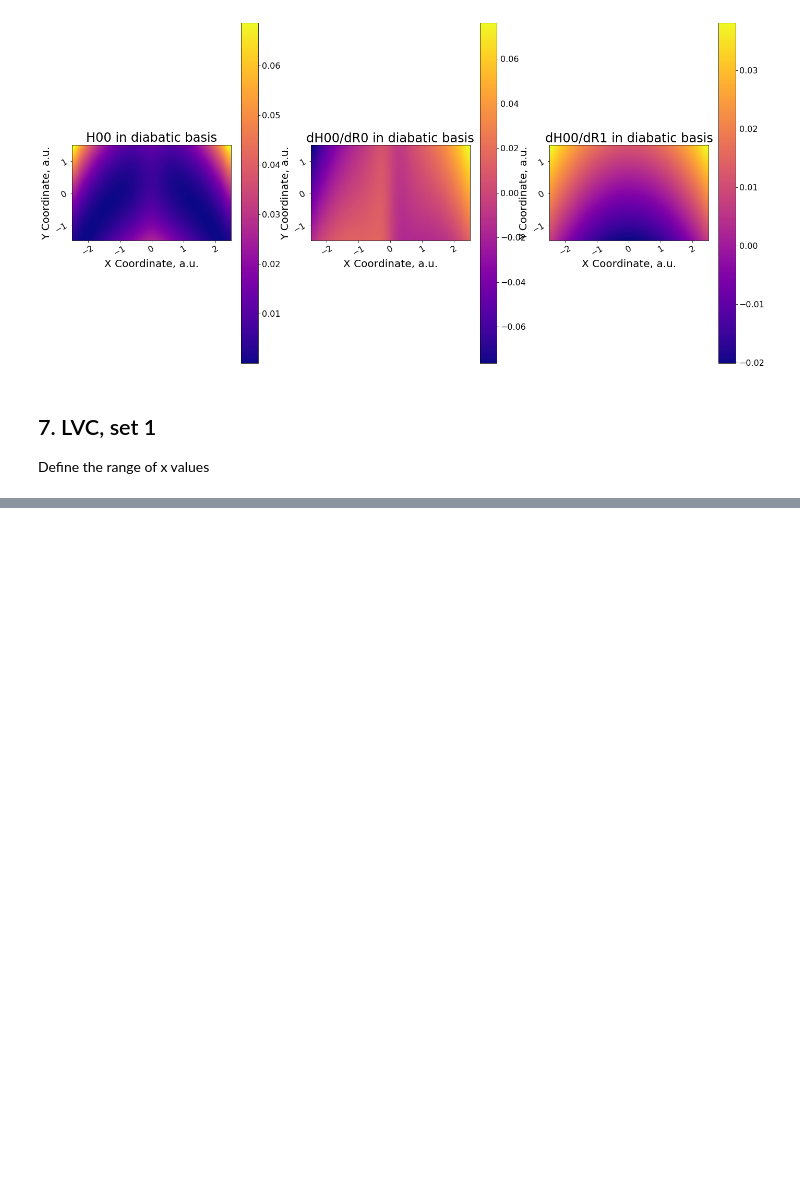
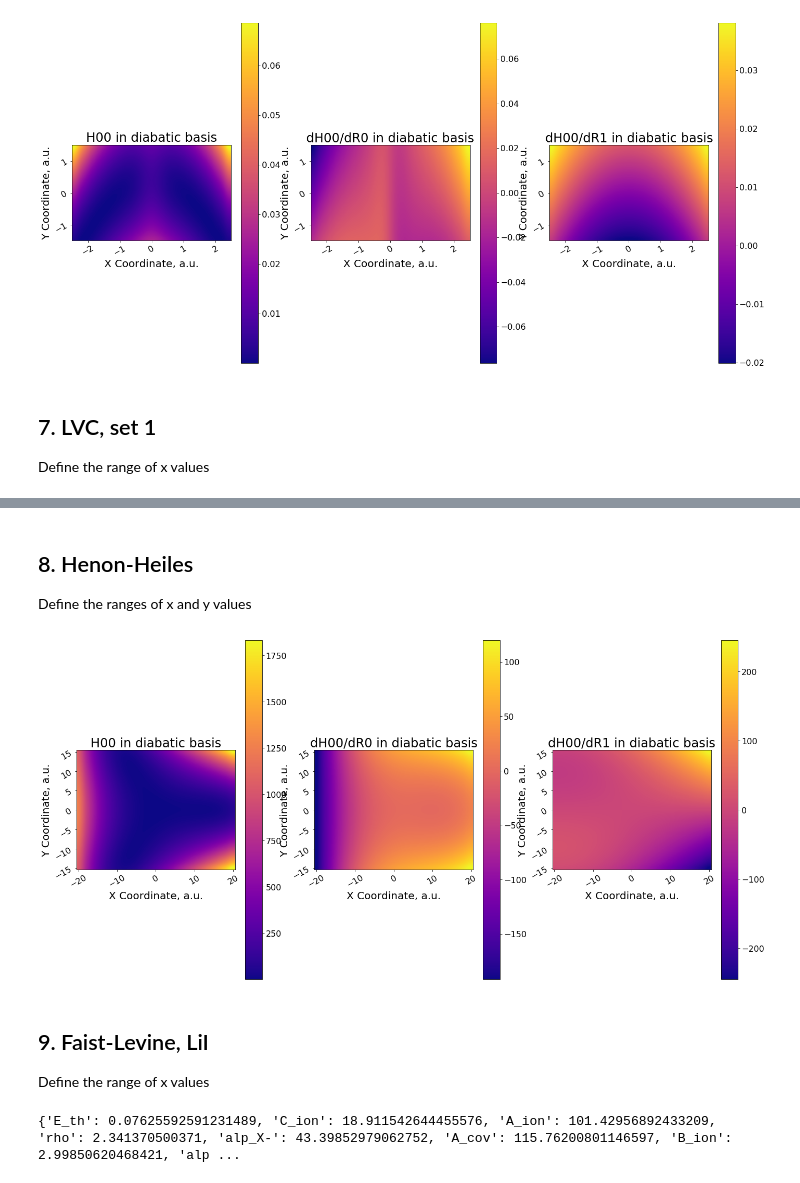
Before and after one commit to Quantum-Dynamics-Hub/libra-code, a Jupyter notebook: notebooks/Example11_models/example1.ipynb, the cells around one changed output, grey strips where cells are left out. Cells and saved outputs as stored; diff of their text form; code cells hidden in the pictures; blank space fills up the shorter version.

Commit message:
Doc Challenge Day 51: Added Henon-Heiles and Faist-Levine models to the demo script, revised the Faist-Levine model, fixed some internal bugs, documented the module

```diff
--- a/notebooks/Example11_models/example1.ipynb
+++ b/notebooks/Example11_models/example1.ipynb
@@ -546,0 +549,4 @@ plt.close()
+# %% [markdown]
+## 8. Henon-Heiles
+
+Define the ranges of x and y values
@@ -546,0 +567,52 @@ plt.close()
+# %%
+H00, dH00_0, dH00_1 = [], [], []
+
+for i in xrange(nsteps_x):
+    h00, dh00_0, dh00_1 = [], [], []
+
+
+    for j in xrange(nsteps_y):
+
+        q = MATRIX(2,1);
+        q.set(0, 0, X[i])
+        q.set(1, 0, Y[j])
+
+        obj = models_Henon_Heiles.Henon_Heiles(q, {})
+
+        h00.append(obj.ham_dia.get(0,0).real)
+        dh00_0.append(obj.d1ham_dia[0].get(0,0).real)
+        dh00_1.append(obj.d1ham_dia[1].get(0,0).real)
+
+    H00.append(h00); dH00_0.append(dh00_0);  dH00_1.append(dh00_1);
+# %%
+plt.figure(1, figsize=(24, 12)) # dpi=300, frameon=False)
+plt.rc('xtick', labelsize=16)    # fontsize of the tick labels
+plt.rc('ytick', labelsize=16)    # fontsize of the tick labels
+
+plt.subplot(1,3,1)
+plt.title('H00 in diabatic basis')
+plt.xlabel('X Coordinate, a.u.')
+plt.ylabel('Y Coordinate, a.u.')
+plot_map(plt, X, Y, H00)
+
+plt.subplot(1,3,2)
+plt.title('dH00/dR0 in diabatic basis')
+plt.xlabel('X Coordinate, a.u.')
+plt.ylabel('Y Coordinate, a.u.')
+plot_map(plt, X, Y, dH00_0)
+
+plt.subplot(1,3,3)
+plt.title('dH00/dR1 in diabatic basis')
+plt.xlabel('X Coordinate, a.u.')
+plt.ylabel('Y Coordinate, a.u.')
+plot_map(plt, X, Y, dH00_1)
+
+
+plt.show()
+plt.close()
+# %% [output]
+[figure, added]
+# %% [markdown]
+## 9. Faist-Levine, LiI
+
+Define the range of x values
@@ -546,0 +627,23 @@ plt.close()
+# %%
+params = models_Faist_Levine.get_Faist_Levine_NaI()
+
+print params
+
+q = MATRIX(1,1);
+
+H00, H11, H01 = [], [], []
+dH00, dH11, dH01 = [], [], []
+for i in xrange(nsteps):
+    q.set(0, 0, X[i])
+
+    obj = models_Faist_Levine.Faist_Levine(q, params)
+
+    H00.append(obj.ham_dia.get(0,0).real)
+    H11.append(obj.ham_dia.get(1,1).real)
+    H01.append(obj.ham_dia.get(0,1).real)
+
+    dH00.append(obj.d1ham_dia[0].get(0,0).real)
+    dH11.append(obj.d1ham_dia[0].get(1,1).real)
+    dH01.append(obj.d1ham_dia[0].get(0,1).real)
+# %% [output]
+{'E_th': 0.07625592591231489, 'C_ion': 18.911542644455576, 'A_ion': 101.42956892433209, 'rho': 2.341370500371, 'alp_X-': 43.39852979062752, 'A_cov': 115.76200801146597, 'B_ion': 2.99850620468421, 'alp ...
```
Also changed, not shown: parts of 5 cells of this notebook, 1 other file.
